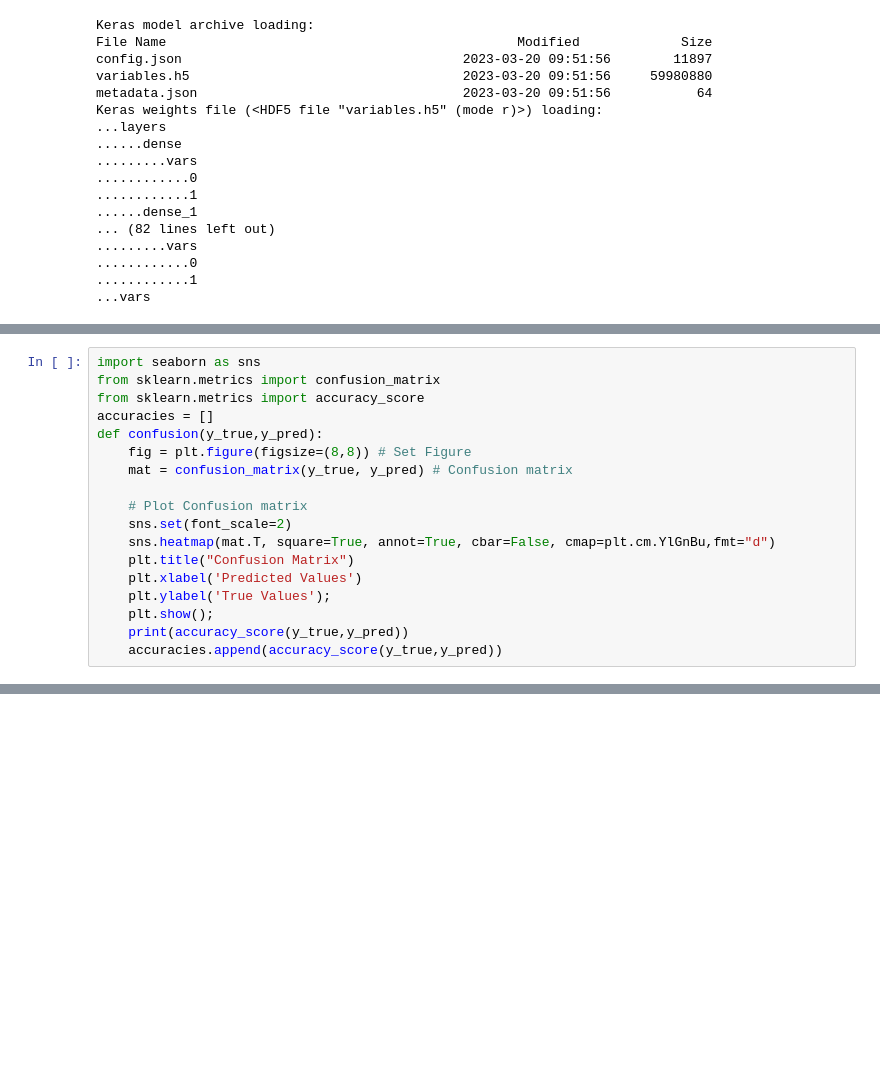
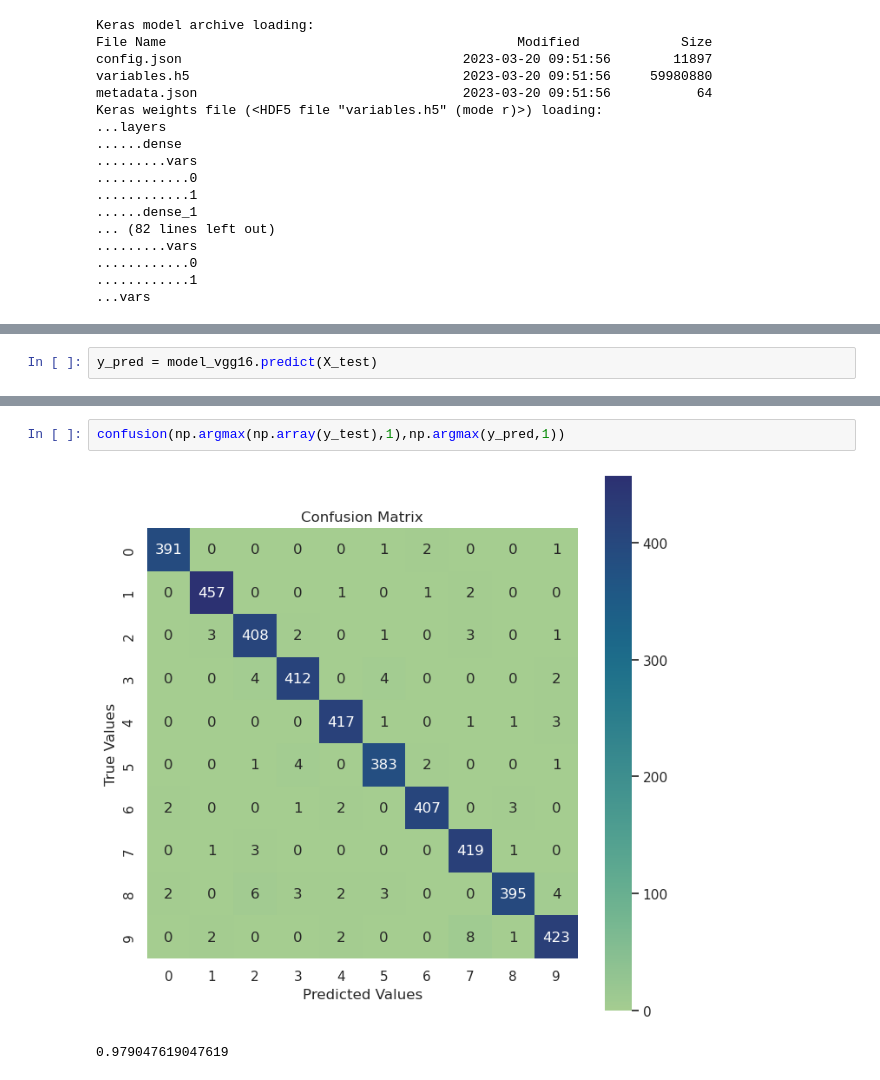
Before and after one commit to maurlco/kaggle-digit-recognizer, a Jupyter notebook: transfer-learning.ipynb, the cells around one changed output, grey strips where cells are left out. Cells and saved outputs as stored; diff of their text form; blank space fills up the shorter version.

```diff
--- a/transfer-learning.ipynb
+++ b/transfer-learning.ipynb
@@ -521,18 +499,0 @@ Y_true_vgg16 = np.where(y_val)[1]
-# %%
-import seaborn as sns
-from sklearn.metrics import confusion_matrix
-from sklearn.metrics import accuracy_score
-accuracies = []
-def confusion(y_true,y_pred):
-    fig = plt.figure(figsize=(8,8)) # Set Figure
-    mat = confusion_matrix(y_true, y_pred) # Confusion matrix
-
-    # Plot Confusion matrix
-    sns.set(font_scale=2)
-    sns.heatmap(mat.T, square=True, annot=True, cbar=False, cmap=plt.cm.YlGnBu,fmt="d")
-    plt.title("Confusion Matrix")
-    plt.xlabel('Predicted Values')
-    plt.ylabel('True Values');
-    plt.show();
-    print(accuracy_score(y_true,y_pred))
-    accuracies.append(accuracy_score(y_true,y_pred))
@@ -695,0 +578,2 @@ history2_fine_tune = model_fine.fit(X_train,y_train,
+# %%
+y_pred = model_vgg16.predict(X_test)
@@ -695,0 +582,5 @@ history2_fine_tune = model_fine.fit(X_train,y_train,
+# %%
+confusion(np.argmax(np.array(y_test),1),np.argmax(y_pred,1))
+# %% [output]
+[figure, added]
+0.979047619047619
```
Also changed, not shown: parts of 49 cells of this notebook.
